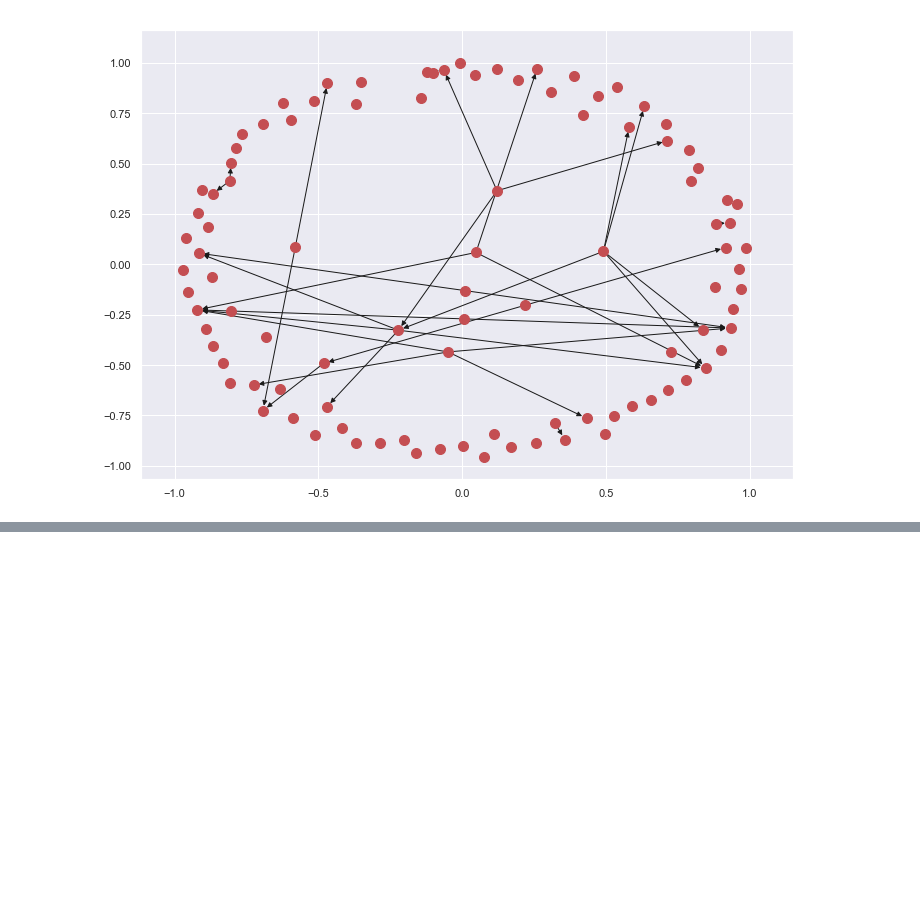
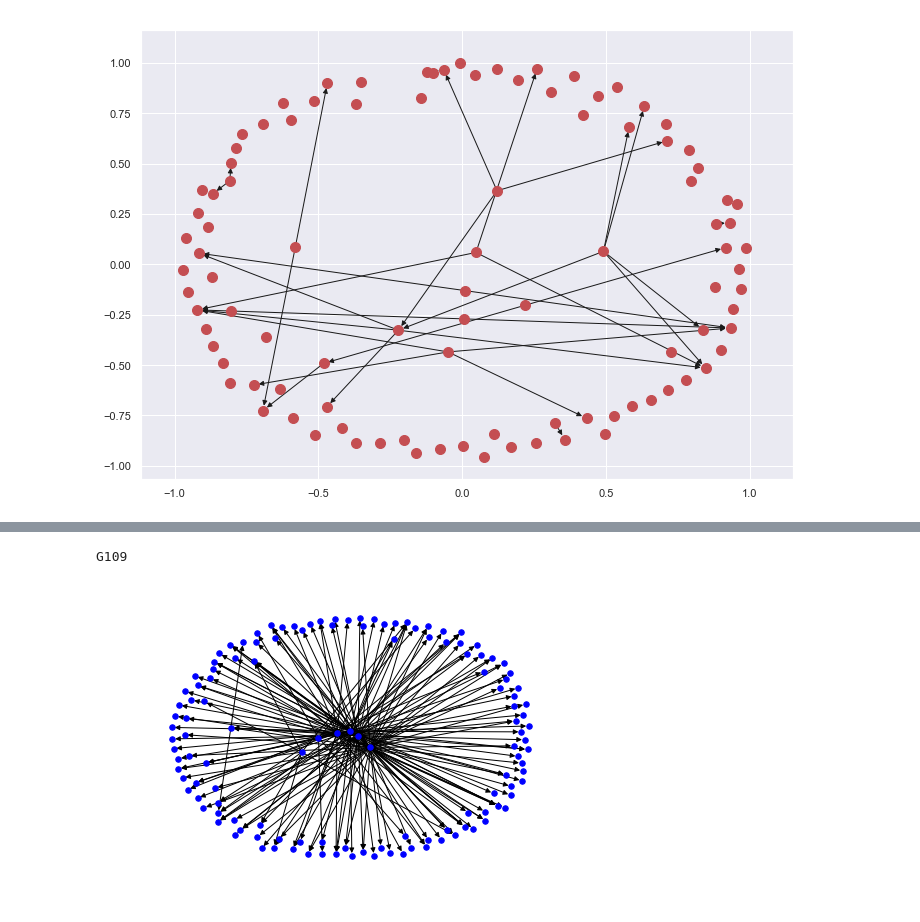
Before and after one commit to emathian/Info_theorique, a Jupyter notebook: Projet_info_theorique.ipynb, the cells around one changed output, grey strips where cells are left out. Cells and saved outputs as stored; diff of their text form; code cells hidden in the pictures; blank space fills up the shorter version.

```diff
--- a/Projet_info_theorique.ipynb
+++ b/Projet_info_theorique.ipynb
@@ -606,0 +645,17 @@ nx.draw_networkx(DG3S5, with_labels=False , node_size=100  )
+# %%
+partition = community_louvain.best_partition(DG3.to_undirected())
+#print(partition)
+N =[]
+for key, value in partition.iteritems():
+
+    if value==2 :
+        N.append(key)
+
+DG3SL2 = DG3.subgraph(N)
+nx.draw_spring(DG3SL2, cmap = plt.get_cmap('jet'), node_color = 'blue'  ,node_size=30, with_labels=False)
+node_and_degree = DG3SL2.degree()
+(largest_hub, degree) = sorted(node_and_degree, key=itemgetter(1))[-1]
+print(largest_hub)
+# %% [output]
+G109
+[figure, added]
```
Also changed, not shown: parts of 6 cells of this notebook.
